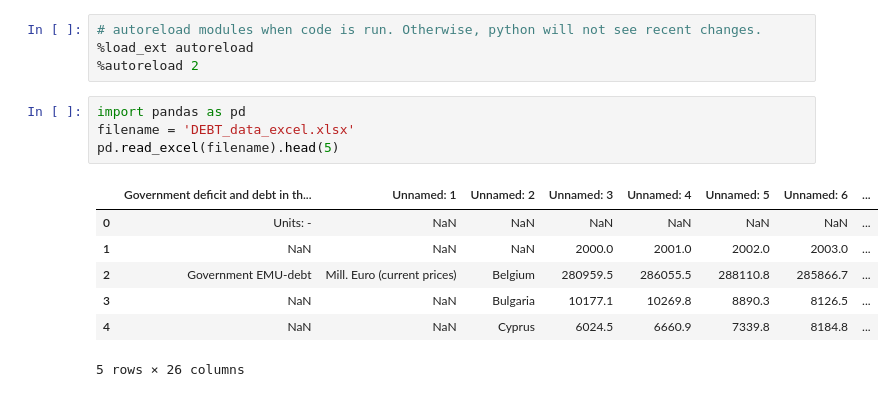
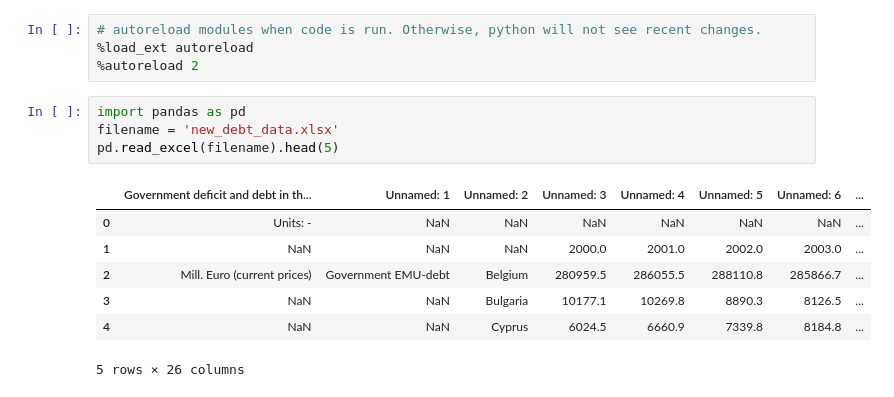
Before and after one commit to NumEconCopenhagen/projects-2024-darja-christian, a Jupyter notebook: dataproject/Darja_Work.ipynb, the cells around one changed output. Cells and saved outputs as stored; diff of their text form.

```diff
--- a/dataproject/Darja_Work.ipynb
+++ b/dataproject/Darja_Work.ipynb
@@ -4,13 +4,13 @@
 %autoreload 2
 # %%
 import pandas as pd
-filename = 'DEBT_data_excel.xlsx'
+filename = 'new_debt_data.xlsx'
 pd.read_excel(filename).head(5)
 # %% [output]
 |  | Government deficit and debt in th... | Unnamed: 1 | Unnamed: 2 | Unnamed: 3 | Unnamed: 4 | Unnamed: 5 | Unnamed: 6 | ... |
 | 0 | Units: - | NaN | NaN | NaN | NaN | NaN | NaN | ... |
 | 1 | NaN | NaN | NaN | 2000.0 | 2001.0 | 2002.0 | 2003.0 | ... |
-| 2 | Government EMU-debt | Mill. Euro (current prices) | Belgium | 280959.5 | 286055.5 | 288110.8 | 285866.7 | ... |
+| 2 | Mill. Euro (current prices) | Government EMU-debt | Belgium | 280959.5 | 286055.5 | 288110.8 | 285866.7 | ... |
 | 3 | NaN | NaN | Bulgaria | 10177.1 | 10269.8 | 8890.3 | 8126.5 | ... |
 | 4 | NaN | NaN | Cyprus | 6024.5 | 6660.9 | 7339.8 | 8184.8 | ... |
 5 rows × 26 columns
```
Also changed, not shown: parts of 4 cells of this notebook, 1 other file.
